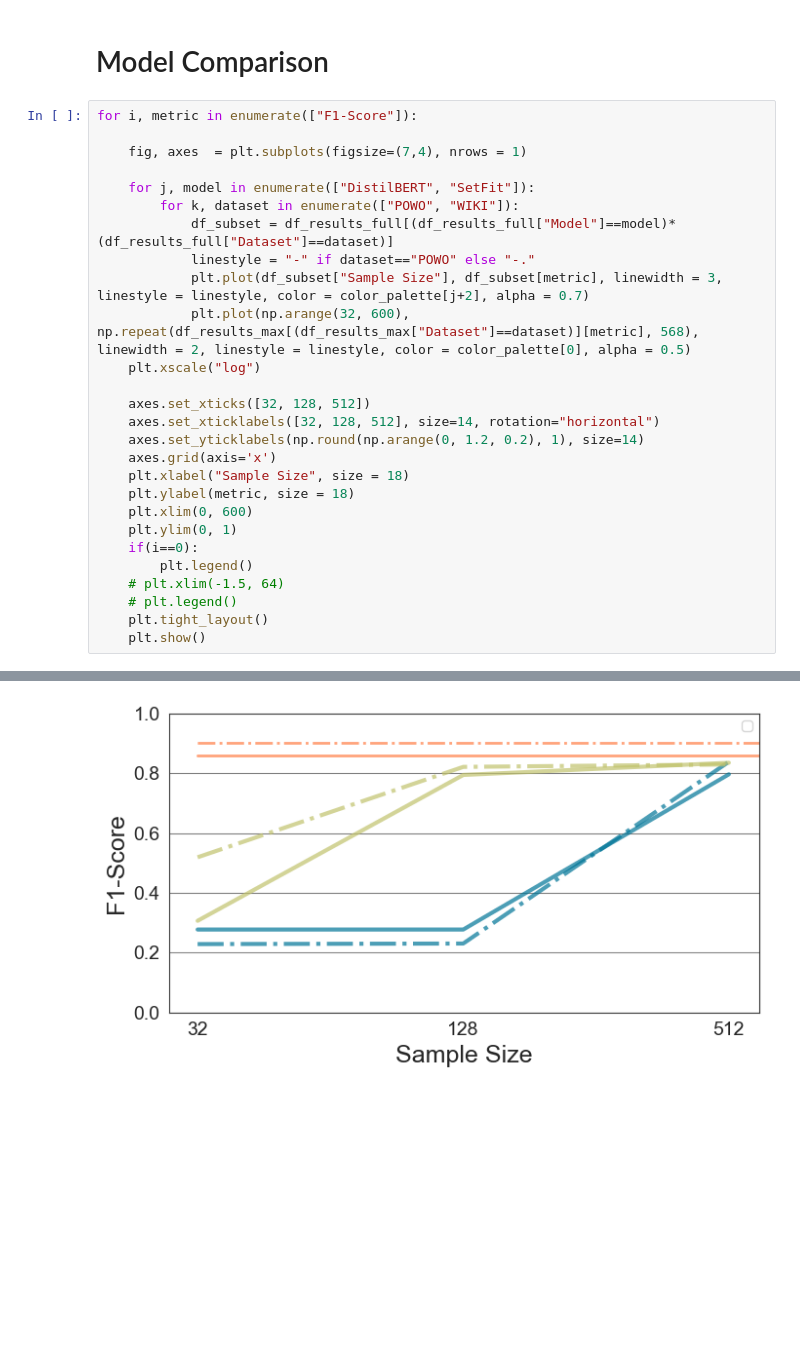
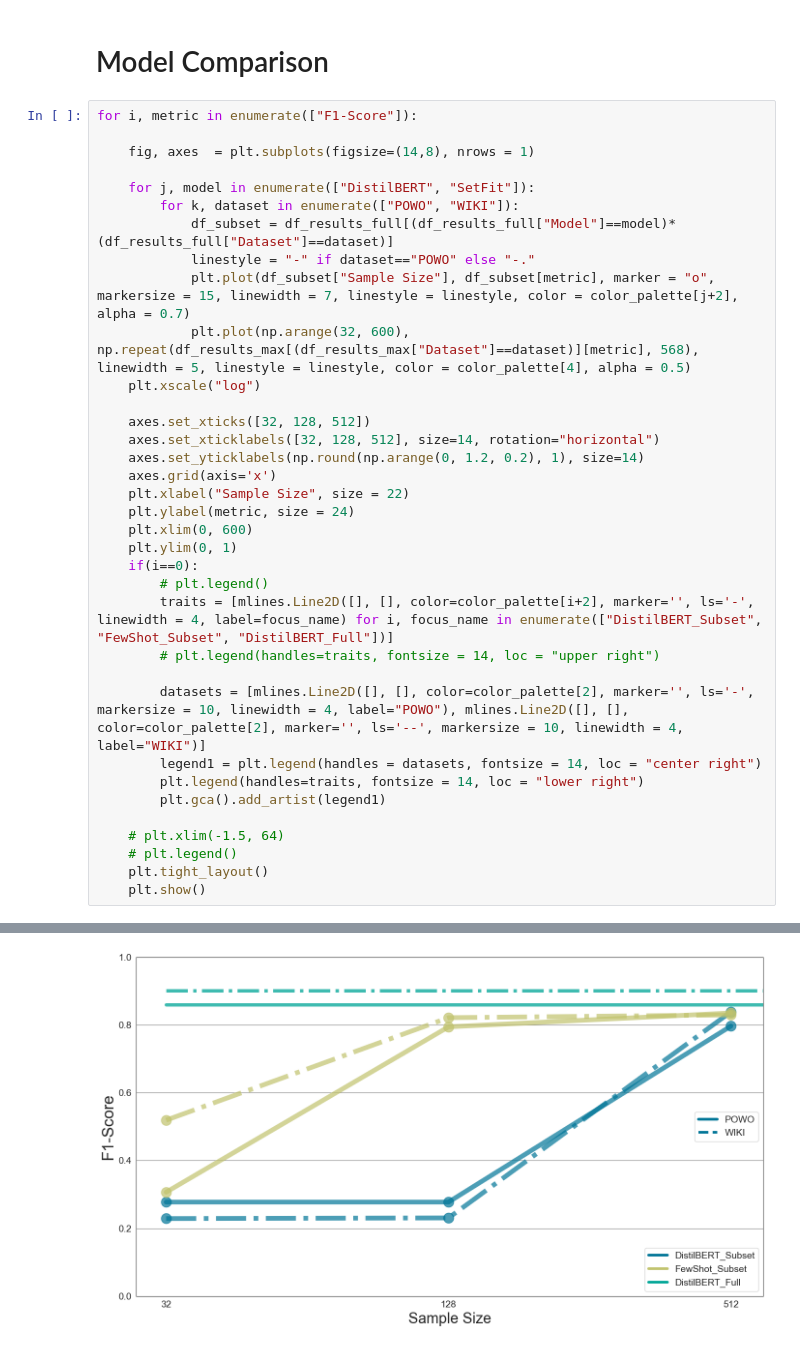
Before and after one commit to ViktorDomazetoski/Ecological-LLMs, a Jupyter notebook: Few-Shot Learning/02. Result_Visualization_FewShot.ipynb, the cells around one changed output, grey strips where cells are left out. Drawn from its saved outputs; the diff is of its cells as text; blank space fills up the shorter version.

Commit message:
Update Result Visualization

```diff
--- a/Few-Shot Learning/02. Result_Visualization_FewShot.ipynb
+++ b/Few-Shot Learning/02. Result_Visualization_FewShot.ipynb
@@ -72,26 +75,34 @@ df_results_max
 # %%
 for i, metric in enumerate(["F1-Score"]):
 
-    fig, axes  = plt.subplots(figsize=(7,4), nrows = 1)
+    fig, axes  = plt.subplots(figsize=(14,8), nrows = 1)
 
     for j, model in enumerate(["DistilBERT", "SetFit"]):
         for k, dataset in enumerate(["POWO", "WIKI"]):
             df_subset = df_results_full[(df_results_full["Model"]==model)*(df_results_full["Dataset"]==dataset)]
             linestyle = "-" if dataset=="POWO" else "-."
-            plt.plot(df_subset["Sample Size"], df_subset[metric], linewidth = 3, linestyle = linestyle, color = color_palette[j+2], alpha = 0.7)
-            plt.plot(np.arange(32, 600), np.repeat(df_results_max[(df_results_max["Dataset"]==dataset)][metric], 568), linewidth = 2, linestyle = linestyle, color = color_palette[0], alpha = 0.5)
+            plt.plot(df_subset["Sample Size"], df_subset[metric], marker = "o", markersize = 15, linewidth = 7, linestyle = linestyle, color = color_palette[j+2], alpha = 0.7)
+            plt.plot(np.arange(32, 600), np.repeat(df_results_max[(df_results_max["Dataset"]==dataset)][metric], 568), linewidth = 5, linestyle = linestyle, color = color_palette[4], alpha = 0.5)
     plt.xscale("log")
 
     axes.set_xticks([32, 128, 512])
     axes.set_xticklabels([32, 128, 512], size=14, rotation="horizontal")
     axes.set_yticklabels(np.round(np.arange(0, 1.2, 0.2), 1), size=14)
     axes.grid(axis='x')
-    plt.xlabel("Sample Size", size = 18)
-    plt.ylabel(metric, size = 18)
+    plt.xlabel("Sample Size", size = 22)
+    plt.ylabel(metric, size = 24)
     plt.xlim(0, 600)
     plt.ylim(0, 1)
     if(i==0):
-        plt.legend()
+        # plt.legend()
+        traits = [mlines.Line2D([], [], color=color_palette[i+2], marker='', ls='-', linewidth = 4, label=focus_name) for i, focus_name in enumerate(["DistilBERT_Subset", "FewShot_Subset", "DistilBERT_Full"])]
+        # plt.legend(handles=traits, fontsize = 14, loc = "upper right")
+
+        datasets = [mlines.Line2D([], [], color=color_palette[2], marker='', ls='-', markersize = 10, linewidth = 4, label="POWO"), mlines.Line2D([], [], color=color_palette[2], marker='', ls='--', markersize = 10, linewidth = 4, label="WIKI")]
+        legend1 = plt.legend(handles = datasets, fontsize = 14, loc = "center right")
+        plt.legend(handles=traits, fontsize = 14, loc = "lower right")
+        plt.gca().add_artist(legend1)
+
     # plt.xlim(-1.5, 64)
     # plt.legend()
     plt.tight_layout()
@@ -103 +113 @@ No artists with labels found to put in legend.  Note that artists whose label st
-[figure, old version]
+[figure, new version]
```
Also changed, not shown: parts of 4 cells of this notebook, 16 other files.
